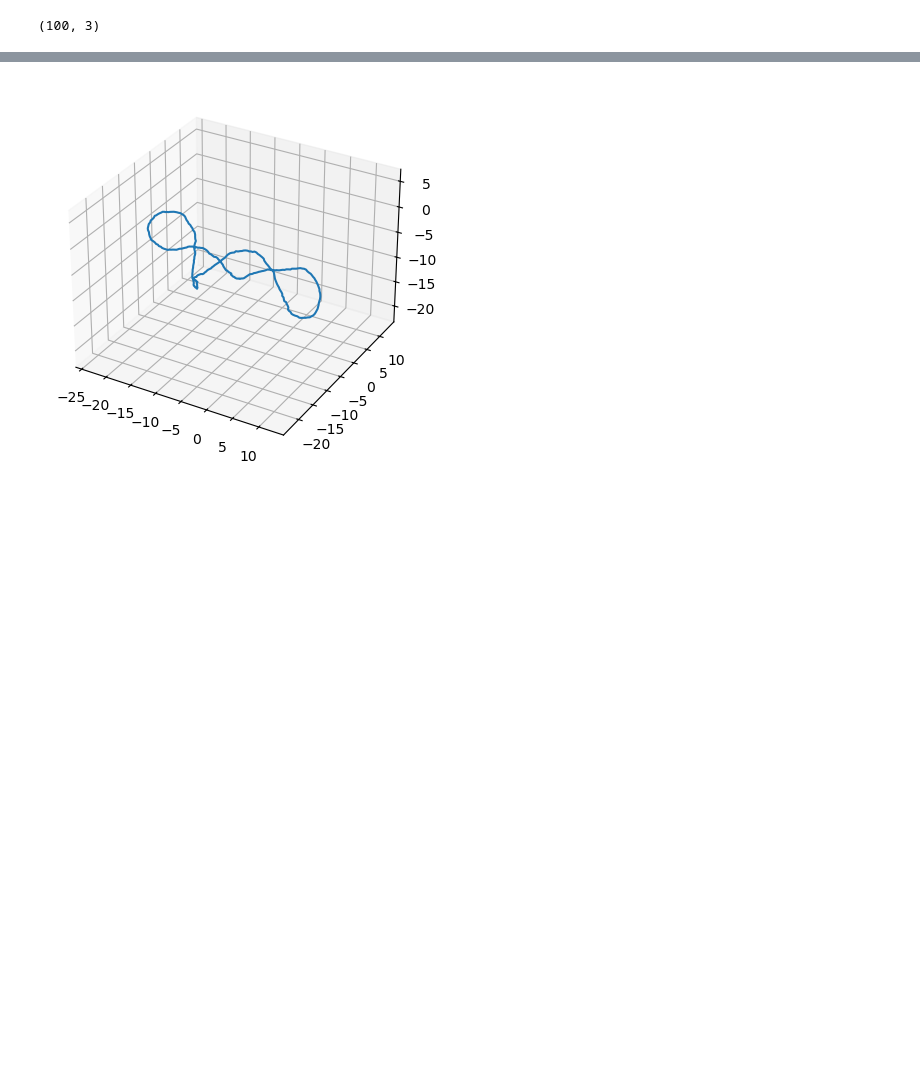
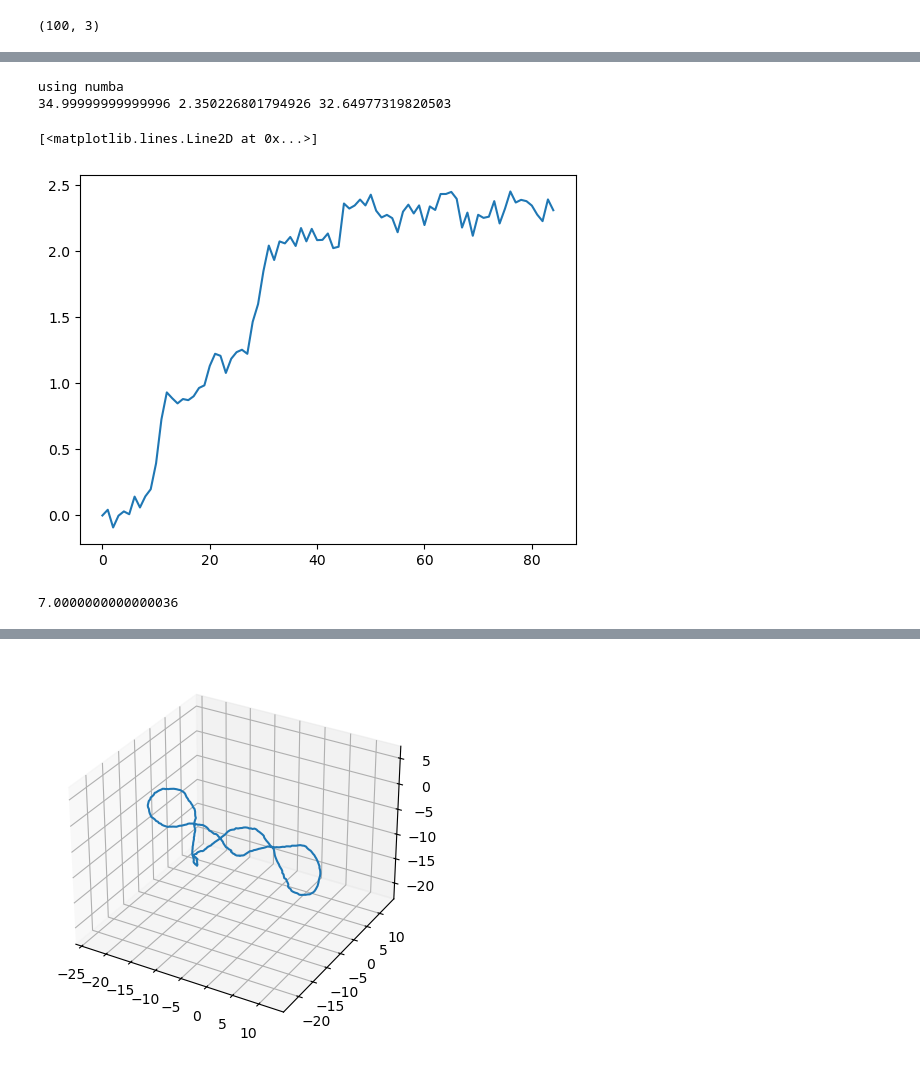
Before and after one commit to Heezch/mdna, a Jupyter notebook: studies/1_build_and_minimize/0_mini_extend_connect.ipynb, the cells around one changed output, grey strips where cells are left out. Drawn from its saved outputs; the diff is of its cells as text; code cells hidden in the pictures; blank space fills up the shorter version.

```diff
--- a/studies/1_build_and_minimize/0_mini_extend_connect.ipynb
+++ b/studies/1_build_and_minimize/0_mini_extend_connect.ipynb
@@ -77,0 +75,25 @@ wr_num_below=3
+# %%
+from pmcpy import pylk
+
+confs = build.out['confs']
+confs.shape
+positions = confs[:,:,:3,3]
+triads = confs[:,:,:3,:3]
+positions.shape, triads.shape
+
+lk = pylk.triads2link(positions[-1],triads[-1])
+
+writhe = pylk.writhe(positions[-1],closed=True)
+print(lk,writhe,lk-writhe)
+
+writhes = [pylk.writhe(pos,closed=False) for pos in positions[::50]]
+plt.plot(writhes)
+# %% [output]
+using numba
+34.99999999999996 2.350226801794926 32.64977319820503
+[<matplotlib.lines.Line2D at 0x...>]
+[figure, added]
+# %%
+lks[-1]
+# %% [output]
+7.0000000000000036
```
Also changed, not shown: parts of 7 cells of this notebook, 6 other files.
